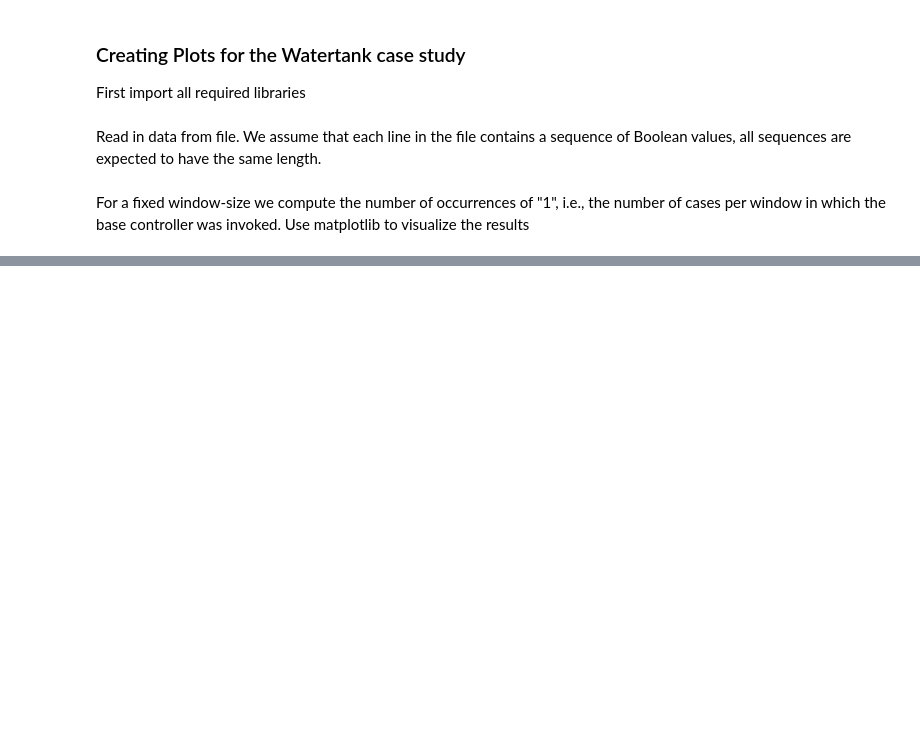
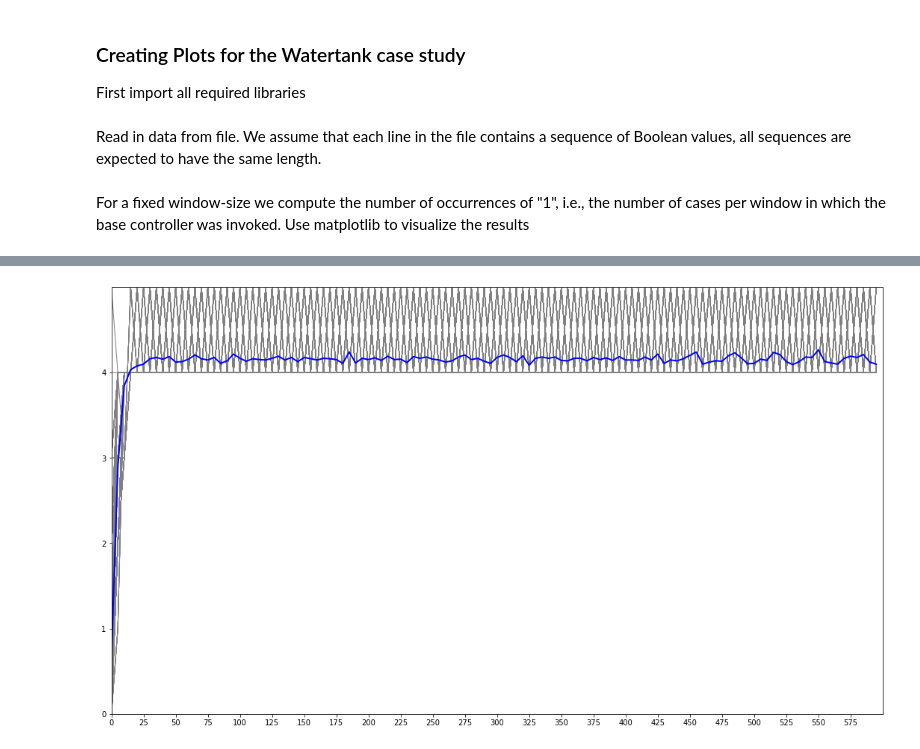
Before and after one commit to modass/simplex-architectures, a Jupyter notebook: scripts/createPlots.ipynb, the cells around one changed output, grey strips where cells are left out. Drawn from its saved outputs; the diff is of its cells as text; code cells hidden in the pictures; blank space fills up the shorter version.

Commit message:
update results and plot script

```diff
--- a/scripts/createPlots.ipynb
+++ b/scripts/createPlots.ipynb
@@ -9,7 +9,7 @@ import numpy as np
 Read in data from file. We assume that each line in the file contains a sequence of Boolean values, all sequences are expected to have the same length.
 # %%
 # open file
-file = open("experiment_1/adaptationInvocations", 'r')
+file = open("experiment_4/baseControllerInvocations", 'r')
 #file = open("adaptationInvocations", 'r')
 #file = open("baseControllerInvocations", 'r')
 
@@ -126,0 +24,79 @@ Averages: p=0.043478260869565216, u=11.978260869565222 at points 460 and 440, av
+# %%
+for window in (5,10,15,20):
+    numberClusters = int(len(invocations[0])/window) + (len(invocations[0]) % window > 0)
+    #print("use " + str(numberClusters) + " cluster")
+    frequencies = []
+    average = [0 for i in range(numberClusters)]
+    averageSum = 0
+    averageZero = 0
+    for i in range(len(invocations)):
+        averageSum = averageSum + invocations[i].count('1')/len(invocations)
+        frequencies.append([])
+
+        for j in range(numberClusters):
+            frequencies[i].append(invocations[i][j*window : (j+1)*window].count('1'))
+            average[j] = average[j] + frequencies[i][j]/len(invocations)
+
+        # find point in time when no more invocations happen
+
+        j = 0
+        while j != len(invocations[i]):
+            if invocations[i][j] == '0':
+                isFirstZero = True
+                # check whether this is the first instance after which never a 1 is reported again
+
+                k = j+1
+                while k != len(invocations[i]):
+                    if not invocations[i][k] == '0':
+                        isFirstZero = False
+                        j = k
+                        break
+                    k = k + 1
+                # if this is it, add it to the average value
+                if isFirstZero:
+                    averageZero = averageZero + j/len(invocations)
+                    break
+            j = j + 1
+
+
+    print("Have " + str(averageSum) + " invocations on average")
+    print("On average, no more invocations happen after cycle " + str(averageZero))
+
+    foundZeroAverage = False
+
+    for j in range(len(average)):
+        if not foundZeroAverage and average[j] == 0:
+            totallyZero = True
+            #print("Avg. is zero at " + str(j*window))
+            for k in range(j+1, len(average)):
+                if not average[k] == 0:
+                    totallyZero = False
+            if totallyZero:
+                print("Average becomes totally zero at iteration " + str(j*window))
+                foundZeroAverage = True
+        if j>1 and average[j] < 1 and average[j-1] > 1:
+            # find point where the average drops below 1/window
+            p = average[j]
+            u = average[j-1]
+            slope = (p-u)/window
+
+            off = (1-u)/slope + (j-1)*window
+            print("Averages: p=" + str(p) + ", u=" + str(u) + " at points " + str(j*window) + " and " + str((j-1)*window) + ", average should be one at " + str(off))
+
+
+    #plt.style.use('_mpl-gallery')
+    fig, ax = plt.subplots()
+    fig.set_size_inches(18.5, 10.5, forward=True)
+
+    for i in range(len(frequencies)):
+        ax.plot(range(len(frequencies[i])), frequencies[i], linewidth=1.0, color="gray")
+
+    ax.plot(range(len(average)), average, linewidth=2.0, color="blue")
+
+    ax.set(xlim=(0, len(frequencies[0])), ylim=(0, window), yticks=np.arange(0, window))
+
+    plt.xticks(np.arange(0, len(frequencies[0]), 5), np.arange(0, 600, 5*window))
+    print(str(np.arange(0, 600, 5*window)))
+
+    plt.show()
+# %% [output]
@@ -126,0 +107 @@ Averages: p=0.043478260869565216, u=11.978260869565222 at points 460 and 440, av
+[figure, added]
```
Also changed, not shown: parts of 2 cells of this notebook, 2 other files.
